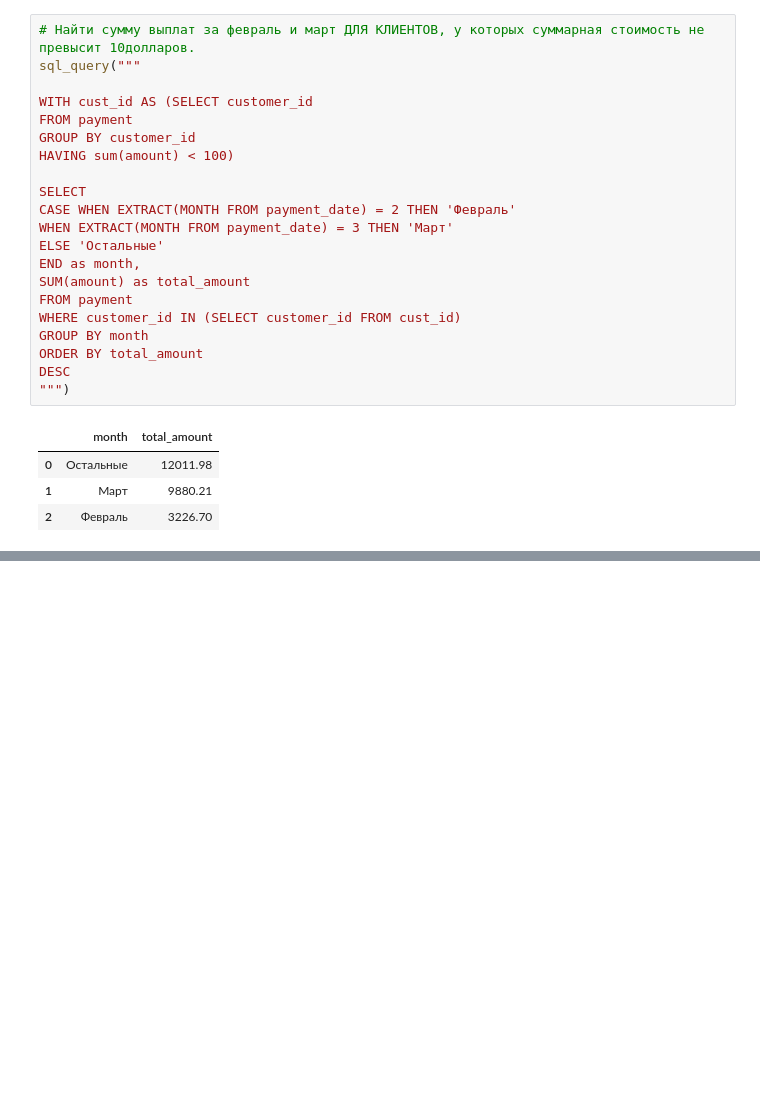
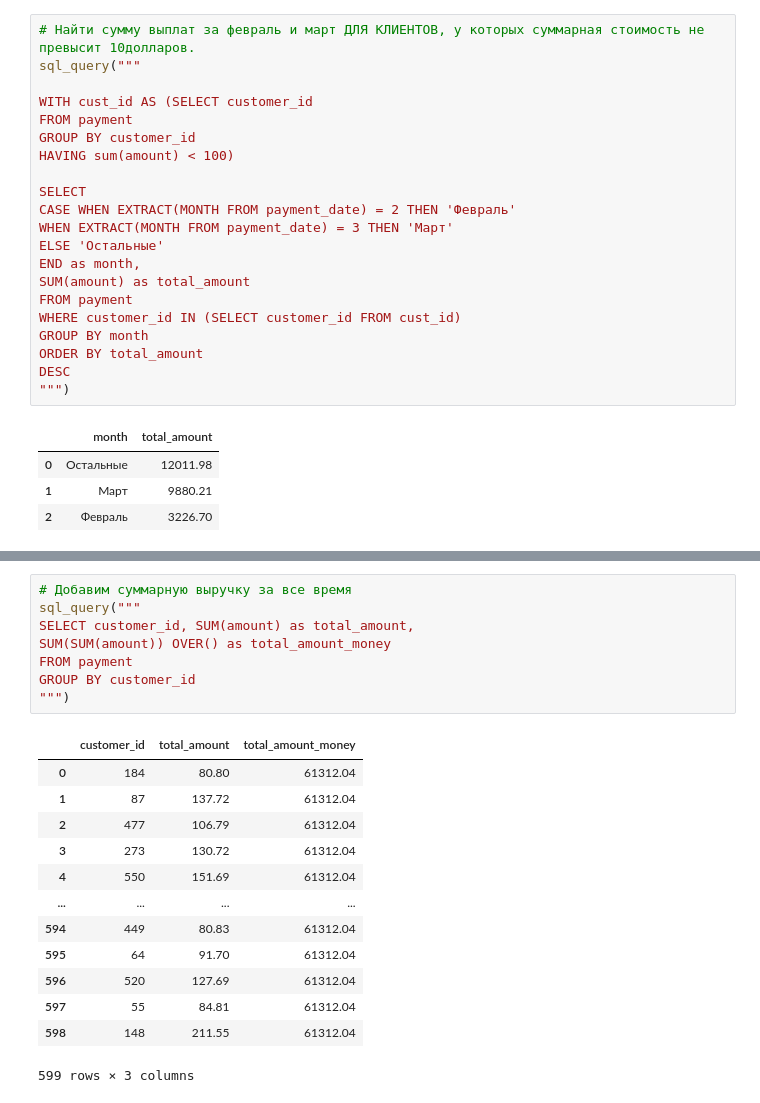
Before and after one commit to iakubovskii7/Development, a Jupyter notebook: 6. Работа с данными/Запросы на выгрузку данных PostgreSQL.ipynb, the cells around one changed output, grey strips where cells are left out. Cells and saved outputs as stored; diff of their text form; blank space fills up the shorter version.

```diff
--- a/6. Работа с данными/Запросы на выгрузку данных PostgreSQL.ipynb
+++ b/6. Работа с данными/Запросы на выгрузку данных PostgreSQL.ipynb
@@ -323,0 +315,22 @@ DESC
+# %%
+# Добавим суммарную выручку за все время
+sql_query("""
+SELECT customer_id, SUM(amount) as total_amount,
+SUM(SUM(amount)) OVER() as total_amount_money
+FROM payment
+GROUP BY customer_id
+""")
+# %% [output]
+|  | customer_id | total_amount | total_amount_money |
+| 0 | 184 | 80.80 | 61312.04 |
+| 1 | 87 | 137.72 | 61312.04 |
+| 2 | 477 | 106.79 | 61312.04 |
+| 3 | 273 | 130.72 | 61312.04 |
+| 4 | 550 | 151.69 | 61312.04 |
+| ... | ... | ... | ... |
+| 594 | 449 | 80.83 | 61312.04 |
+| 595 | 64 | 91.70 | 61312.04 |
+| 596 | 520 | 127.69 | 61312.04 |
+| 597 | 55 | 84.81 | 61312.04 |
+| 598 | 148 | 211.55 | 61312.04 |
+599 rows × 3 columns
```
Also changed, not shown: parts of 10 cells of this notebook, 3 other files.
